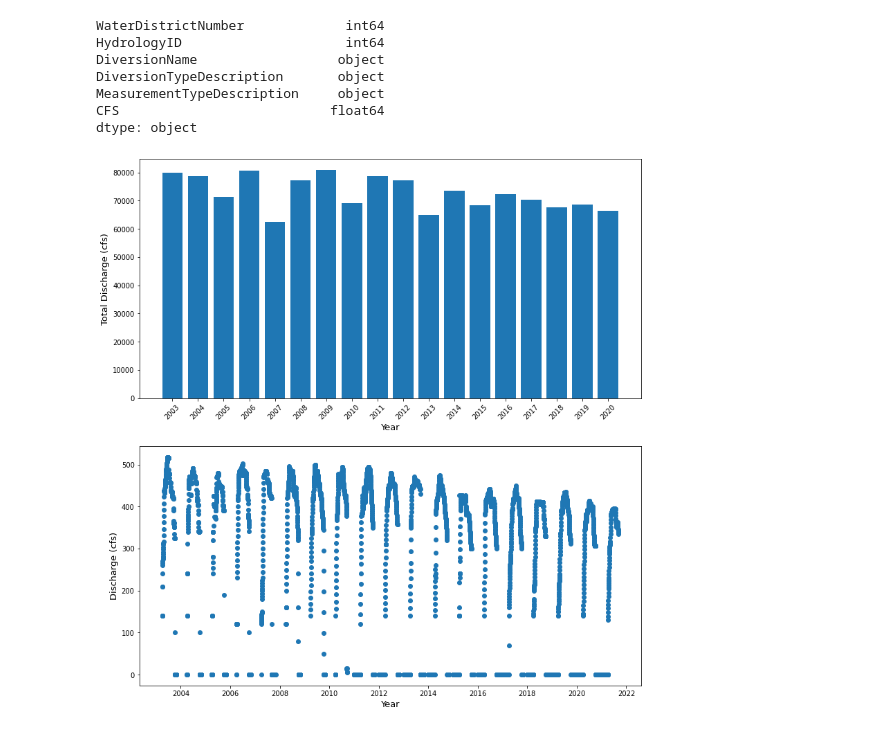
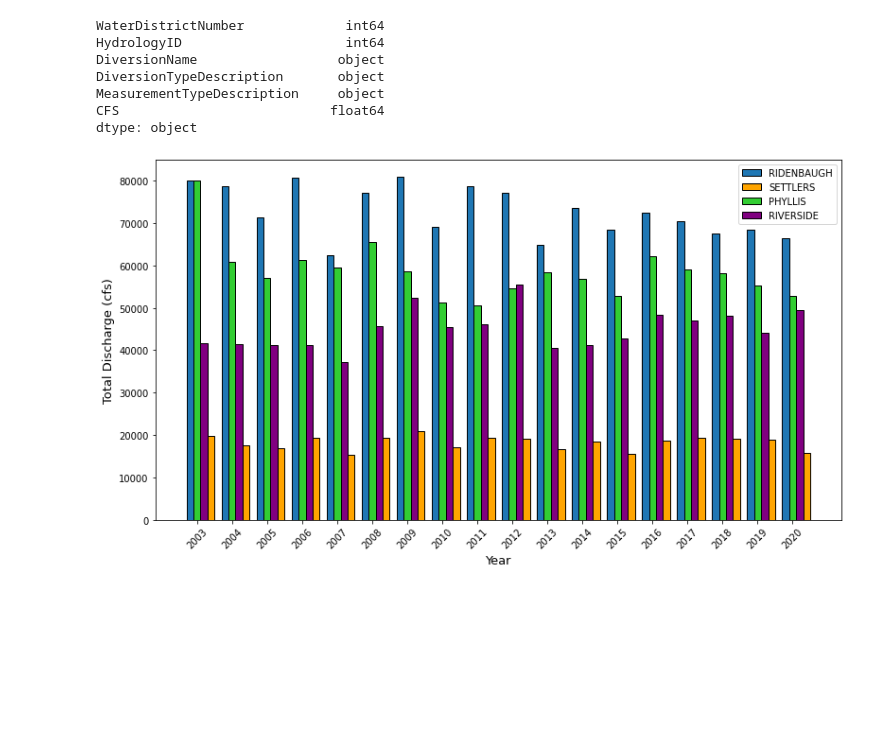
Before and after one commit to bridgetmarie24/pod_pou_lulcc, a Jupyter notebook: diversion_timeseries.ipynb, the cells around one changed output. Saved outputs shown, nothing was run; the diff lists cells and outputs as text; code cells hidden in the pictures; blank space fills up the shorter version.

```diff
--- a/diversion_timeseries.ipynb
+++ b/diversion_timeseries.ipynb
@@ -125,34 +107,43 @@ for f in file_len:
   ax.title.set_text(canal_data['DiversionName'].iloc[0])
   file_path = ('datasets/diversion_timeseries/individualplots/'+ canal_data['DiversionName'].iloc[0] +'.png')
   plt.savefig(file_path) #exports the file
+# %%
+## EXPLORATORY DATA ANALYSIS ##
+
+## Start with 4 known canals: Ridenbaugh, Settlers, Phyllis, Riverside
+
+main_canals = ([all_files[84], all_files[94], all_files[77], all_files[85]])  #subset to the 4 canals
+years = np.array(np.arange(2003,2021,1)) #creates an array for the years
+totals = np.empty((len(years), len(main_canals))) #create an empty vector to store sums
+names = []
+for i in range(len(main_canals)):
+  sub_canal = main_canals[i]['DiversionName']
+  names.append(sub_canal[1])
 # %%
 ### FIND THE TOTAL WATER DIVERTED ANNUALLY ###
 
-## Start with one known canal: Ridenbaugh
+for i in range(len(main_canals)):
+  for y in range(len(years)):
+    sub_canal = main_canals[i]
+    Ix = sub_canal.index.year == years[y] #index the year
+    subset_year = sub_canal[Ix] #subset the data to the specified year
+    totals[y][i] = sum(subset_year['CFS']) #sum the total discharge throughout the year
+    #need to find a way to normalize the total for the year
 
-ridenbaugh = all_files[84] #subset to the Ridenbaugh canal
-years = np.array(np.arange(2003,2021,1)) #creates an array for the years
-totals = np.empty(len(years)) #create an empty vector to store sums
-
-for y in range(len(years)):
-  Ix = ridenbaugh.index.year == years[y] #index the year
-  subset_year = ridenbaugh[Ix] #subset the data to the specified year
-  totals[y] = sum(subset_year['CFS']) #sum the total discharge throughout the year
-  #need to find a way to normalize the total for the year
-
-fig2 = plt.figure(figsize=(13,14)) #create a figure
-ax = fig2.add_subplot(2,1,1) #add a subplot
-ax.bar(years, totals) #plot the data as a bar chart
+fig2 = plt.figure(figsize=(13,7)) #create a figure
+width = 0.2
+ax = fig2.add_subplot(1,1,1) #add a subplot
+ax.bar(years-width, totals[:,0], width=width, edgecolor='black') #plot the data as a bar chart
+ax.bar(years+width*2, totals[:,1], width=width, color='orange', edgecolor='black')
+ax.bar(years, totals[:,2], width=width, color='limegreen', edgecolor='black')
+ax.bar(years+width, totals[:,3], width=width, color='purple', edgecolor='black')
 ax.set_xlabel('Year', size=13) #set the x-axis label
 ax.set_ylabel('Total Discharge (cfs)', size=13) #set the y-axis label
 plt.xticks(years, years, rotation= 45) #create label for all years
-ax2 = fig2.add_subplot(2,1,2) # create a second subplot
-ax2.plot(ridenbaugh.index, ridenbaugh['CFS'], 'o') #plot the daily dicharge vs time
-ax2.set_ylabel('Discharge (cfs)', size=13) #set the y-axis label
-ax2.set_xlabel('Year', size=13) #set the x-axis label
+plt.legend(names)
 plt.show()
 # %% [output]
-[figure, old version]
+[figure, new version]
 # %%
 ## CUMULATIVE SUMS DAILY ##
 
```
Also changed, not shown: parts of 5 cells of this notebook.
